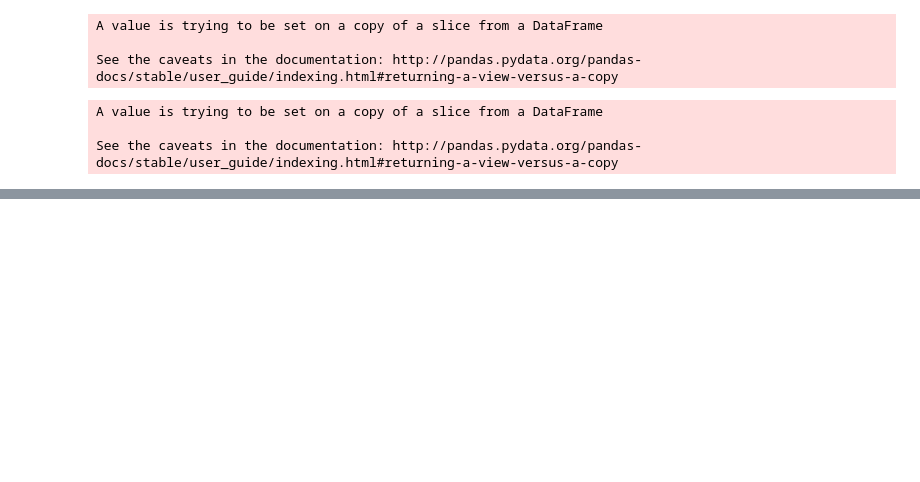
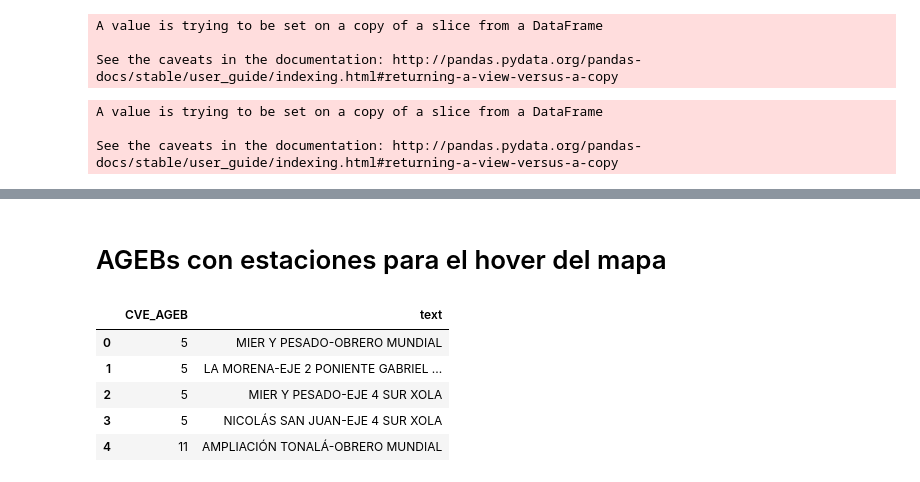
Before and after one commit to paupradel/ecobici_viz, a Jupyter notebook: graphs_build/ageb_colonia_cp.ipynb, the cells around one changed output, grey strips where cells are left out. Cells and saved outputs as stored; diff of their text form; code cells hidden in the pictures; blank space fills up the shorter version.

Commit message:
pruebas para cambiar el hoverinfo del mapa

```diff
--- a/graphs_build/ageb_colonia_cp.ipynb
+++ b/graphs_build/ageb_colonia_cp.ipynb
@@ -34,3 +40,14 @@ df_1.head()
 | 4 | 11 | AMPLIACIÓN TONALÁ-OBRERO MUNDIAL |
 # %%
 df_1.to_csv('estaciones-agebs.csv', index=False)
+# %% [markdown]
+# AGEBs con estaciones para el hover del mapa
+# %%
+df_1.head()
+# %% [output]
+|  | CVE_AGEB | text |
+| 0 | 5 | MIER Y PESADO-OBRERO MUNDIAL |
+| 1 | 5 | LA MORENA-EJE 2 PONIENTE GABRIEL ... |
+| 2 | 5 | MIER Y PESADO-EJE 4 SUR XOLA |
+| 3 | 5 | NICOLÁS SAN JUAN-EJE 4 SUR XOLA |
+| 4 | 11 | AMPLIACIÓN TONALÁ-OBRERO MUNDIAL |
```
Also changed, not shown: parts of 18 cells of this notebook, 3 other files.
